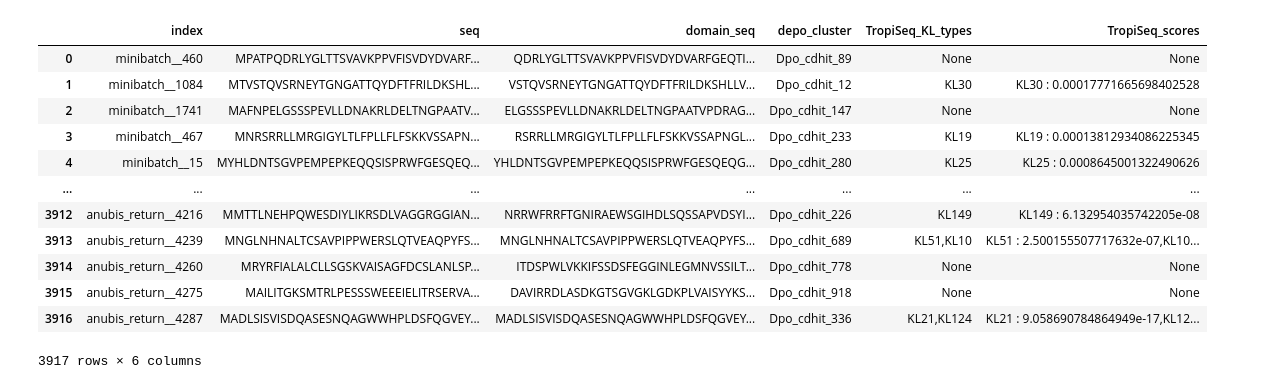
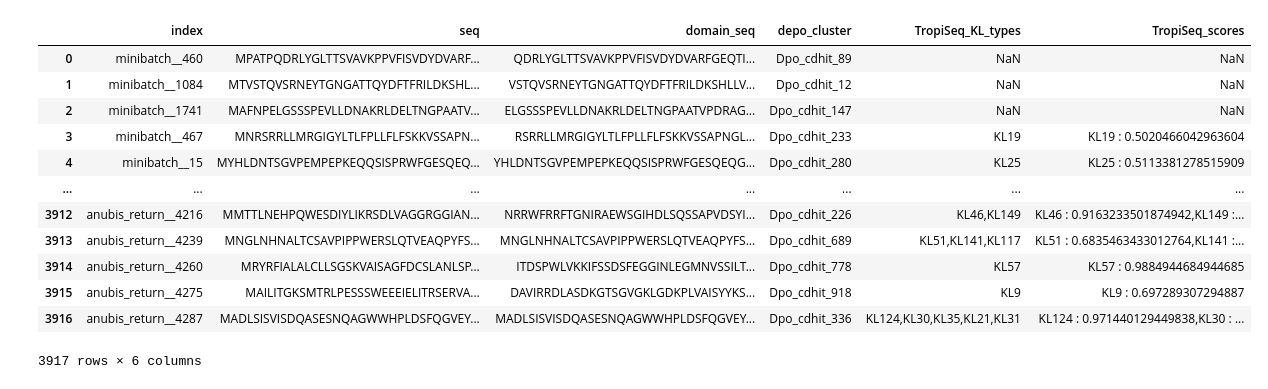
Before and after one commit to conchaeloko/Klebsiella_TropiSEARCH, a Jupyter notebook: scripts/XX_MS/Labeling_depos.ipynb, the cells around one changed output. Saved outputs shown, nothing was run; the diff lists cells and outputs as text; code cells hidden in the pictures.

```diff
--- a/scripts/XX_MS/Labeling_depos.ipynb
+++ b/scripts/XX_MS/Labeling_depos.ipynb
@@ -27,20 +23,22 @@ df_coeff
 # %%
-tropiseq_labeled_seq = pd.read_csv(f"{path_seqbased}/labeling_depo_clusters.chi2.0804.tsv", sep = "\t", header = 0)
+#tropiseq_labeled_seq = pd.read_csv(f"{path_seqbased}/labeling_depo_clusters.chi2.0804.tsv", sep = "\t", header = 0)
+tropiseq_labeled_seq = pd.read_csv(f"{path_seqbased}/labeling_depo_clusters.pred.0904.tsv", sep = "\t", header = 0)
+
 #tropiseq_labeled_seq_annot = tropiseq_labeled_seq[tropiseq_labeled_seq["TropiSeq_KL_types"] != "None"]
 tropiseq_labeled_seq
 # %% [output]
 |  | index | seq | domain_seq | depo_cluster | TropiSeq_KL_types | TropiSeq_scores |
-| 0 | minibatch__460 | MPATPQDRLYGLTTSVAVKPPVFISVDYDVARF... | QDRLYGLTTSVAVKPPVFISVDYDVARFGEQTI... | Dpo_cdhit_89 | None | None |
-| 1 | minibatch__1084 | MTVSTQVSRNEYTGNGATTQYDFTFRILDKSHL... | VSTQVSRNEYTGNGATTQYDFTFRILDKSHLLV... | Dpo_cdhit_12 | KL30 | KL30 : 0.00017771665698402528 |
-| 2 | minibatch__1741 | MAFNPELGSSSPEVLLDNAKRLDELTNGPAATV... | ELGSSSPEVLLDNAKRLDELTNGPAATVPDRAG... | Dpo_cdhit_147 | None | None |
-| 3 | minibatch__467 | MNRSRRLLMRGIGYLTLFPLLFLFSKKVSSAPN... | RSRRLLMRGIGYLTLFPLLFLFSKKVSSAPNGL... | Dpo_cdhit_233 | KL19 | KL19 : 0.00013812934086225345 |
-| 4 | minibatch__15 | MYHLDNTSGVPEMPEPKEQQSISPRWFGESQEQ... | YHLDNTSGVPEMPEPKEQQSISPRWFGESQEQG... | Dpo_cdhit_280 | KL25 | KL25 : 0.0008645001322490626 |
+| 0 | minibatch__460 | MPATPQDRLYGLTTSVAVKPPVFISVDYDVARF... | QDRLYGLTTSVAVKPPVFISVDYDVARFGEQTI... | Dpo_cdhit_89 | NaN | NaN |
+| 1 | minibatch__1084 | MTVSTQVSRNEYTGNGATTQYDFTFRILDKSHL... | VSTQVSRNEYTGNGATTQYDFTFRILDKSHLLV... | Dpo_cdhit_12 | NaN | NaN |
+| 2 | minibatch__1741 | MAFNPELGSSSPEVLLDNAKRLDELTNGPAATV... | ELGSSSPEVLLDNAKRLDELTNGPAATVPDRAG... | Dpo_cdhit_147 | NaN | NaN |
+| 3 | minibatch__467 | MNRSRRLLMRGIGYLTLFPLLFLFSKKVSSAPN... | RSRRLLMRGIGYLTLFPLLFLFSKKVSSAPNGL... | Dpo_cdhit_233 | KL19 | KL19 : 0.5020466042963604 |
+| 4 | minibatch__15 | MYHLDNTSGVPEMPEPKEQQSISPRWFGESQEQ... | YHLDNTSGVPEMPEPKEQQSISPRWFGESQEQG... | Dpo_cdhit_280 | KL25 | KL25 : 0.5113381278515909 |
 | ... | ... | ... | ... | ... | ... | ... |
-| 3912 | anubis_return__4216 | MMTTLNEHPQWESDIYLIKRSDLVAGGRGGIAN... | NRRWFRRFTGNIRAEWSGIHDLSQSSAPVDSYI... | Dpo_cdhit_226 | KL149 | KL149 : 6.132954035742205e-08 |
-| 3913 | anubis_return__4239 | MNGLNHNALTCSAVPIPPWERSLQTVEAQPYFS... | MNGLNHNALTCSAVPIPPWERSLQTVEAQPYFS... | Dpo_cdhit_689 | KL51,KL10 | KL51 : 2.500155507717632e-07,KL10... |
-| 3914 | anubis_return__4260 | MRYRFIALALCLLSGSKVAISAGFDCSLANLSP... | ITDSPWLVKKIFSSDSFEGGINLEGMNVSSILT... | Dpo_cdhit_778 | None | None |
-| 3915 | anubis_return__4275 | MAILITGKSMTRLPESSSWEEEIELITRSERVA... | DAVIRRDLASDKGTSGVGKLGDKPLVAISYYKS... | Dpo_cdhit_918 | None | None |
-| 3916 | anubis_return__4287 | MADLSISVISDQASESNQAGWWHPLDSFQGVEY... | MADLSISVISDQASESNQAGWWHPLDSFQGVEY... | Dpo_cdhit_336 | KL21,KL124 | KL21 : 9.058690784864949e-17,KL12... |
+| 3912 | anubis_return__4216 | MMTTLNEHPQWESDIYLIKRSDLVAGGRGGIAN... | NRRWFRRFTGNIRAEWSGIHDLSQSSAPVDSYI... | Dpo_cdhit_226 | KL46,KL149 | KL46 : 0.9163233501874942,KL149 :... |
+| 3913 | anubis_return__4239 | MNGLNHNALTCSAVPIPPWERSLQTVEAQPYFS... | MNGLNHNALTCSAVPIPPWERSLQTVEAQPYFS... | Dpo_cdhit_689 | KL51,KL141,KL117 | KL51 : 0.6835463433012764,KL141 :... |
+| 3914 | anubis_return__4260 | MRYRFIALALCLLSGSKVAISAGFDCSLANLSP... | ITDSPWLVKKIFSSDSFEGGINLEGMNVSSILT... | Dpo_cdhit_778 | KL57 | KL57 : 0.9884944684944685 |
+| 3915 | anubis_return__4275 | MAILITGKSMTRLPESSSWEEEIELITRSERVA... | DAVIRRDLASDKGTSGVGKLGDKPLVAISYYKS... | Dpo_cdhit_918 | KL9 | KL9 : 0.697289307294887 |
+| 3916 | anubis_return__4287 | MADLSISVISDQASESNQAGWWHPLDSFQGVEY... | MADLSISVISDQASESNQAGWWHPLDSFQGVEY... | Dpo_cdhit_336 | KL124,KL30,KL35,KL21,KL31 | KL124 : 0.971440129449838,KL30 : ... |
 3917 rows × 6 columns
 # %%
 def tuple_list_to_string(tuple_list):
```
Also changed, not shown: parts of 52 cells of this notebook, 13 other files.
